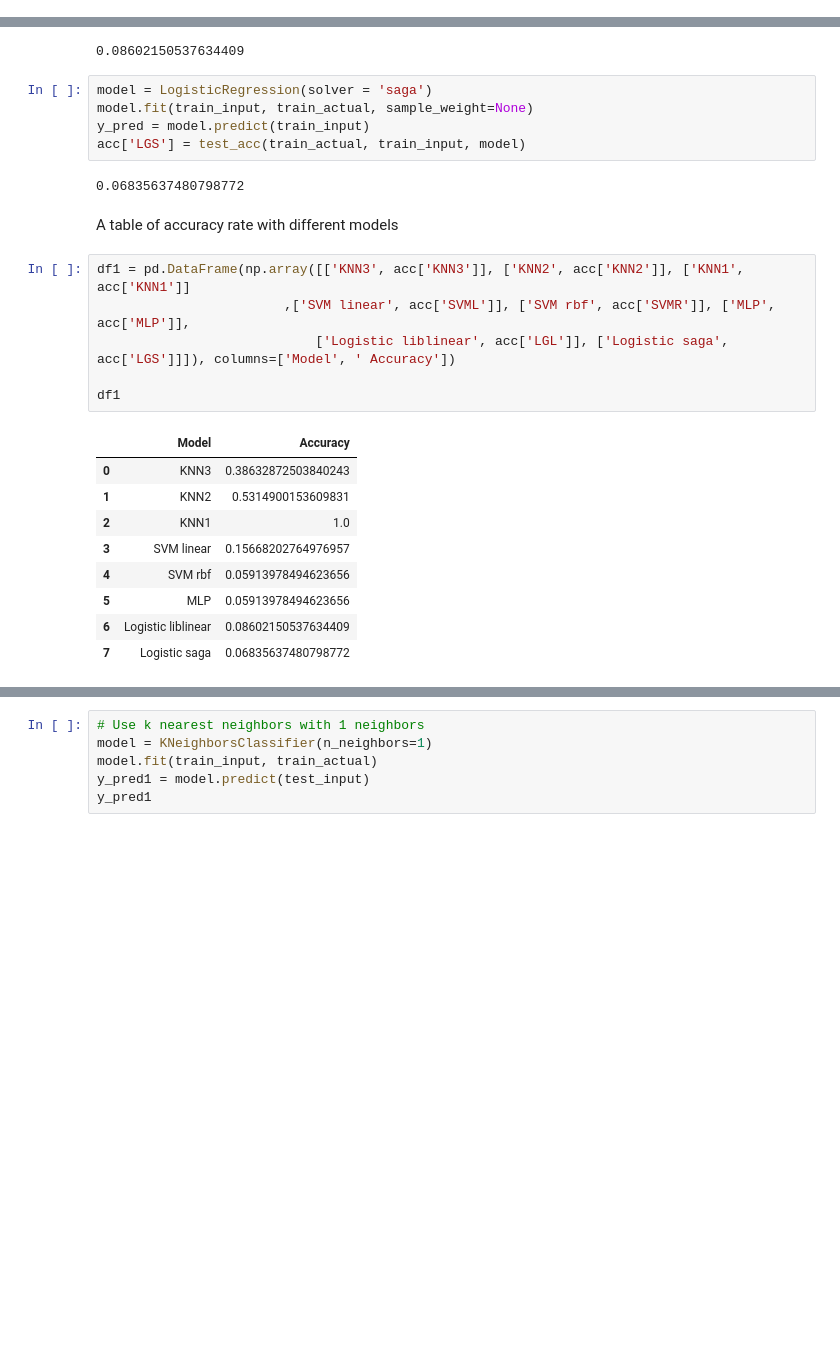
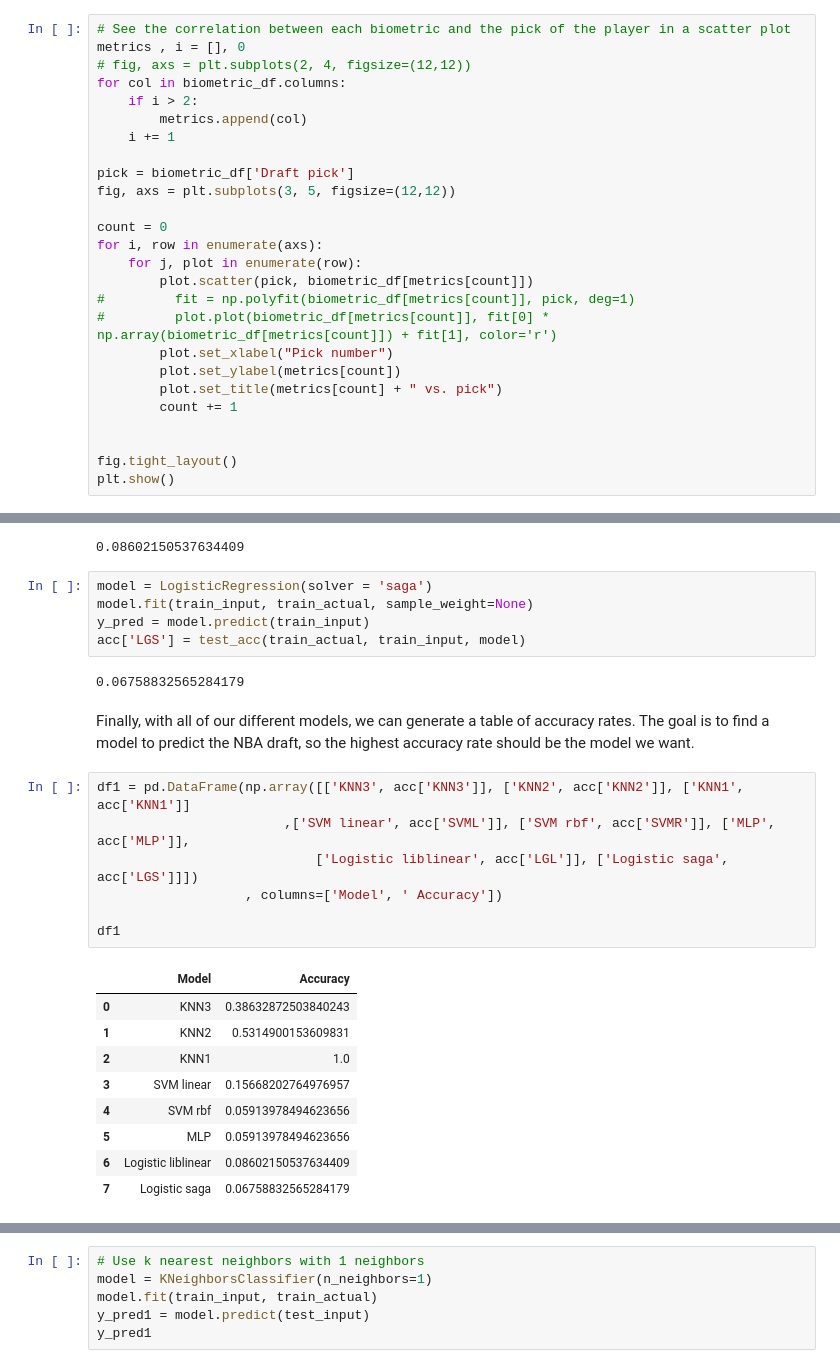
Before and after one commit to isaacbutz280/CMSC320_final, a Jupyter notebook: project_final.ipynb, the cells around one changed output, grey strips where cells are left out. Cells and saved outputs as stored; diff of their text form; blank space fills up the shorter version.

```diff
--- a/project_final.ipynb
+++ b/project_final.ipynb
@@ -362,0 +359,26 @@ Here, we need a little more analysis. We can look for trends in the biometrics,
+# %%
+# See the correlation between each biometric and the pick of the player in a scatter plot
+metrics , i = [], 0
+# fig, axs = plt.subplots(2, 4, figsize=(12,12))
+for col in biometric_df.columns:
+    if i > 2:
+        metrics.append(col)
+    i += 1
+
+pick = biometric_df['Draft pick']
+fig, axs = plt.subplots(3, 5, figsize=(12,12))
+
+count = 0
+for i, row in enumerate(axs):
+    for j, plot in enumerate(row):
+        plot.scatter(pick, biometric_df[metrics[count]])
+#         fit = np.polyfit(biometric_df[metrics[count]], pick, deg=1)
+#         plot.plot(biometric_df[metrics[count]], fit[0] * np.array(biometric_df[metrics[count]]) + fit[1], color='r')
+        plot.set_xlabel("Pick number")
+        plot.set_ylabel(metrics[count])
+        plot.set_title(metrics[count] + " vs. pick")
+        count += 1
+
+
+fig.tight_layout()
+plt.show()
@@ -586,25 +614,26 @@ model.fit(train_input, train_actual, sample_weight=None)
 y_pred = model.predict(train_input)
 acc['LGS'] = test_acc(train_actual, train_input, model)
 # %% [output]
-0.06835637480798772
+0.06758832565284179
-# %% [markdown]
-A table of accuracy rate with different models
+# %% [markdown]
+Finally, with all of our different models, we can generate a table of accuracy rates. The goal is to find a model to predict the NBA draft, so the highest accuracy rate should be the model we want.
 # %%
 df1 = pd.DataFrame(np.array([['KNN3', acc['KNN3']], ['KNN2', acc['KNN2']], ['KNN1', acc['KNN1']]
                         ,['SVM linear', acc['SVML']], ['SVM rbf', acc['SVMR']], ['MLP', acc['MLP']],
-                            ['Logistic liblinear', acc['LGL']], ['Logistic saga', acc['LGS']]]), columns=['Model', ' Accuracy'])
+                            ['Logistic liblinear', acc['LGL']], ['Logistic saga', acc['LGS']]])
+                   , columns=['Model', ' Accuracy'])
 
 df1
 # %% [output]
 |  | Model | Accuracy |
 | 0 | KNN3 | 0.38632872503840243 |
 | 1 | KNN2 | 0.5314900153609831 |
 | 2 | KNN1 | 1.0 |
 | 3 | SVM linear | 0.15668202764976957 |
 | 4 | SVM rbf | 0.05913978494623656 |
 | 5 | MLP | 0.05913978494623656 |
 | 6 | Logistic liblinear | 0.08602150537634409 |
-| 7 | Logistic saga | 0.06835637480798772 |
+| 7 | Logistic saga | 0.06758832565284179 |
 # %% [markdown]
 <a id='step3b'></a>
 ## Step b: Model comparisons and predictions.
```
Also changed, not shown: parts of 16 cells of this notebook.
